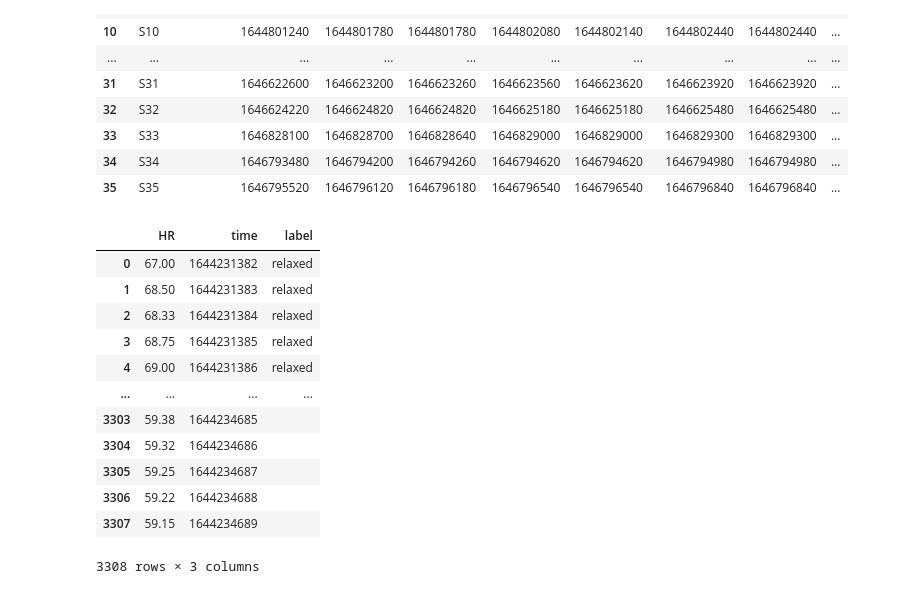
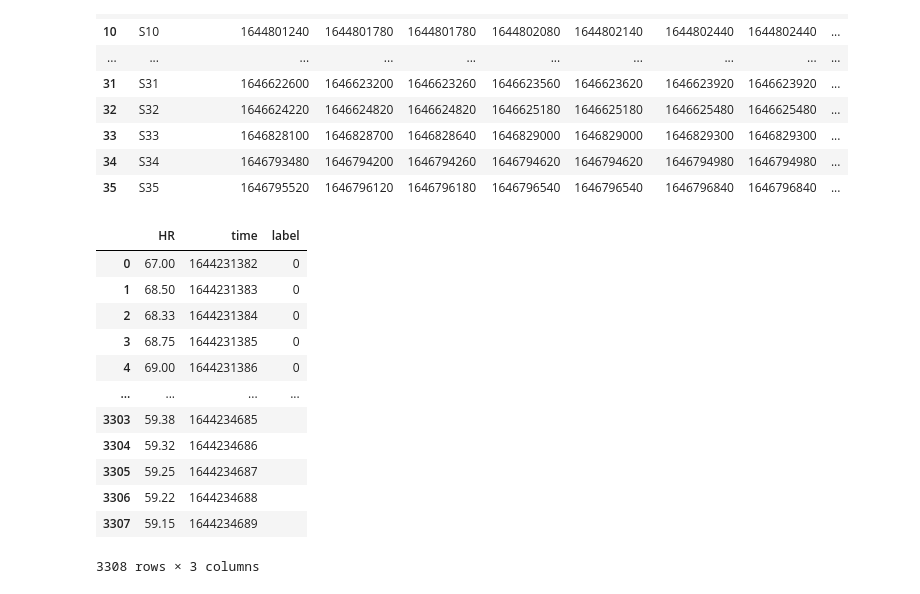
Before and after one commit to A01632681/DataScience, a Jupyter notebook: Assigment 2/AssigmentTests.ipynb, the cells around one changed output. Saved outputs shown, nothing was run; the diff lists cells and outputs as text; code cells hidden in the pictures.

```diff
--- a/Assigment 2/AssigmentTests.ipynb
+++ b/Assigment 2/AssigmentTests.ipynb
@@ -188,32 +154,32 @@ timelogs
 # %%
 def label(df,subject_number):
     flag = 0
     index = 1
     for column in range(timelogs.shape[1]):
         next_index = index + 1
         if index <= 17:
             val1 = timelogs.iloc[subject_number-1, index]
             val2 = timelogs.iloc[subject_number-1, next_index]
             if flag == 0:
-                df.loc[(df['time'] >= val1) & (df['time'] <= val2), 'label'] = 'relaxed'
+                df.loc[(df['time'] >= val1) & (df['time'] <= val2), 'label'] = 0
                 flag = 1
             elif flag == 1:
-                df.loc[(df['time'] >= val1) & (df['time'] <= val2), 'label'] = 'stressed'
+                df.loc[(df['time'] >= val1) & (df['time'] <= val2), 'label'] = 1
                 flag = 0
         index += 2
     return df
 pd.set_option('display.max_rows', 100)
 df_HR = label(df_HR,3)
 df_EDA = label(df_EDA,3)
 df_TEMP = label(df_TEMP,3)
 df_HR
 # %% [output]
 |  | HR | time | label |
-| 0 | 67.00 | 1644231382 | relaxed |
-| 1 | 68.50 | 1644231383 | relaxed |
-| 2 | 68.33 | 1644231384 | relaxed |
-| 3 | 68.75 | 1644231385 | relaxed |
-| 4 | 69.00 | 1644231386 | relaxed |
+| 0 | 67.00 | 1644231382 | 0 |
+| 1 | 68.50 | 1644231383 | 0 |
+| 2 | 68.33 | 1644231384 | 0 |
+| 3 | 68.75 | 1644231385 | 0 |
+| 4 | 69.00 | 1644231386 | 0 |
 | ... | ... | ... | ... |
 | 3303 | 59.38 | 1644234685 |  |
 | 3304 | 59.32 | 1644234686 |  |
```
Also changed, not shown: parts of 8 cells of this notebook.
